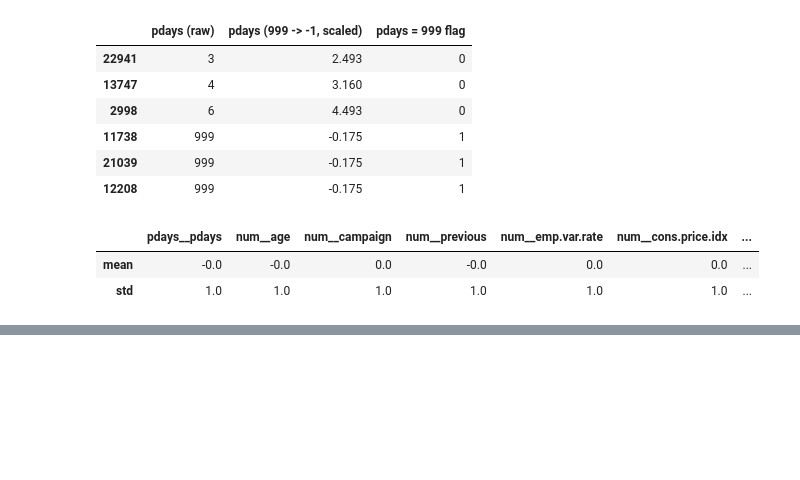
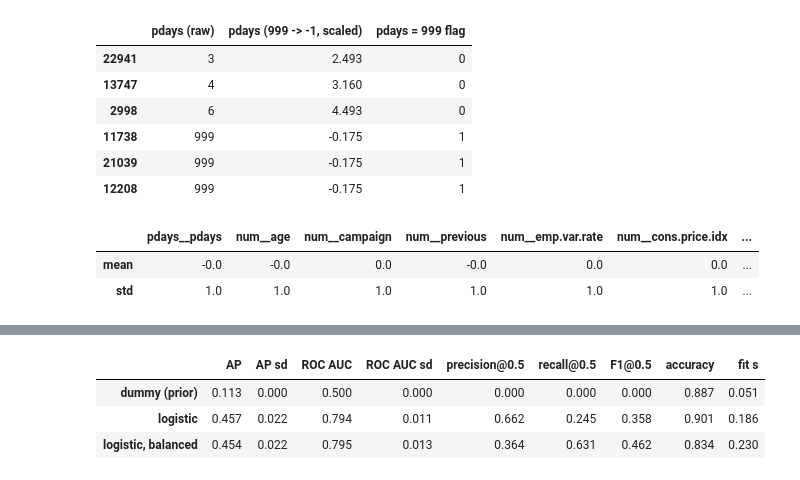
Before and after one commit to abo-code-1/task-03-ML-course, a Jupyter notebook: Imamsidikov_task3.ipynb, the cells around one changed output, grey strips where cells are left out. Drawn from its saved outputs; the diff is of its cells as text; code cells hidden in the pictures; blank space fills up the shorter version.

Commit message:
Part 5: metrics for the imbalanced target, dummy and logistic regression baselines, class weights, coefficients
Co-Authored-By: Claude Opus 5.5 <noreply@anthropic.com>

```diff
--- a/Imamsidikov_task3.ipynb
+++ b/Imamsidikov_task3.ipynb
@@ -551,0 +567,32 @@ Z[[c for c in Z.columns if c.startswith(("num__", "pdays__"))]].agg(["mean", "st
+# %%
+from sklearn.metrics import f1_score, make_scorer, precision_score, recall_score
+from sklearn.model_selection import cross_validate
+
+SCORING = {
+    "avg_precision": "average_precision",
+    "roc_auc": "roc_auc",
+    "precision": make_scorer(precision_score, zero_division=0),
+    "recall": make_scorer(recall_score),
+    "f1": make_scorer(f1_score),
+    "accuracy": "accuracy",
+}
+cv_results = {}
+
+
+def evaluate(name, model):
+    """5-fold CV of preprocessor + model on the development set; stores and returns the per-fold scores."""
+    scores = cross_validate(make_pipe(model), X_dev, y_dev, cv=cv, scoring=SCORING, n_jobs=-1)
+    cv_results[name] = pd.DataFrame({m: scores[f"test_{m}"] for m in SCORING} | {"fit_s": scores["fit_time"]})
+    return cv_results[name]
+
+
+def cv_table(names=None):
+    names = names or list(cv_results)
+    rows = {}
+    for name in names:
+        s = cv_results[name]
+        rows[name] = {"AP": s["avg_precision"].mean(), "AP sd": s["avg_precision"].std(),
+                      "ROC AUC": s["roc_auc"].mean(), "ROC AUC sd": s["roc_auc"].std(),
+                      "precision@0.5": s["precision"].mean(), "recall@0.5": s["recall"].mean(),
+                      "F1@0.5": s["f1"].mean(), "accuracy": s["accuracy"].mean(), "fit s": s["fit_s"].mean()}
+    return pd.DataFrame(rows).T.round(3)
@@ -551,0 +605,13 @@ Z[[c for c in Z.columns if c.startswith(("num__", "pdays__"))]].agg(["mean", "st
+# %%
+from sklearn.dummy import DummyClassifier
+from sklearn.linear_model import LogisticRegression
+
+evaluate("dummy (prior)", DummyClassifier(strategy="prior"))
+evaluate("logistic", LogisticRegression(max_iter=2000))
+evaluate("logistic, balanced", LogisticRegression(max_iter=2000, class_weight="balanced"))
+cv_table()
+# %% [output]
+|  | AP | AP sd | ROC AUC | ROC AUC sd | precision@0.5 | recall@0.5 | F1@0.5 | accuracy | fit s |
+| dummy (prior) | 0.113 | 0.000 | 0.500 | 0.000 | 0.000 | 0.000 | 0.000 | 0.887 | 0.051 |
+| logistic | 0.457 | 0.022 | 0.794 | 0.011 | 0.662 | 0.245 | 0.358 | 0.901 | 0.186 |
+| logistic, balanced | 0.454 | 0.022 | 0.795 | 0.013 | 0.364 | 0.631 | 0.462 | 0.834 | 0.230 |
```
Also changed, not shown: parts of 4 cells of this notebook.
